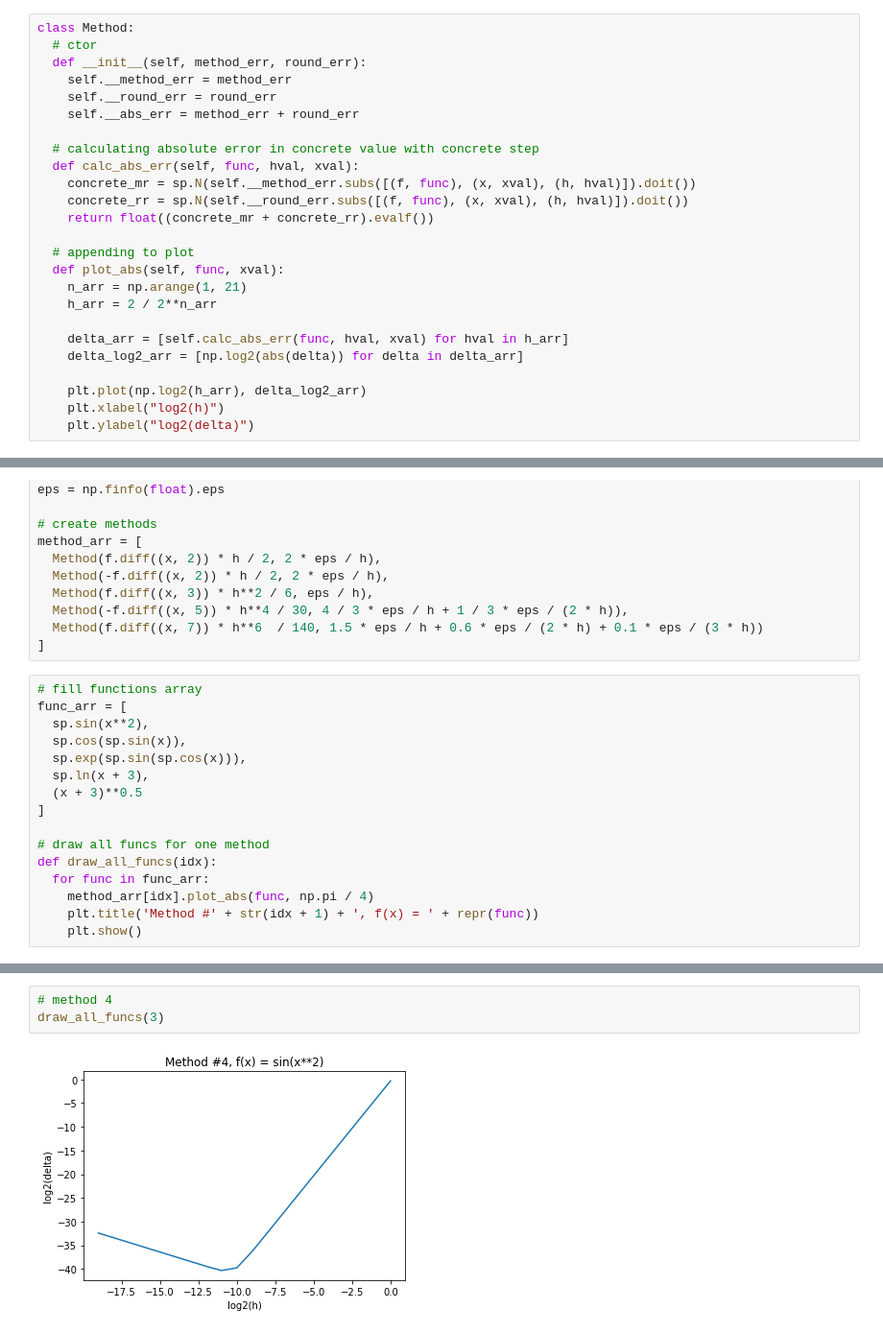
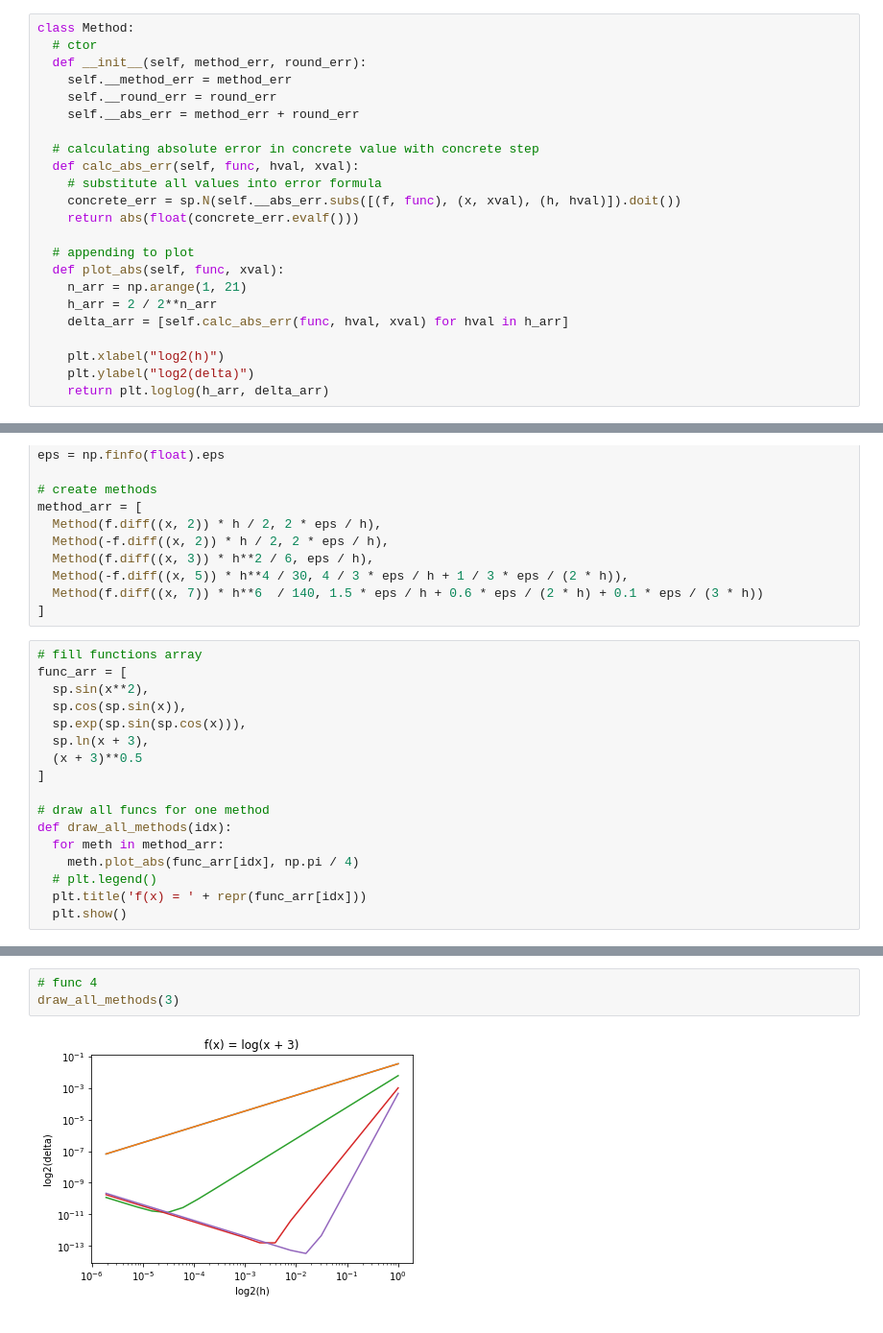
Before and after one commit to Tako-San/CompMath, a Jupyter notebook: 1_task/main.ipynb, the cells around one changed output, grey strips where cells are left out. Shown at 96% size. Cells and saved outputs as stored; diff of their text form.

Commit message:
Some fixes:  * `plot` replaced by `loglog`  * several lines on one plot

```diff
--- a/1_task/main.ipynb
+++ b/1_task/main.ipynb
@@ -20,21 +21,19 @@ class Method:
 
   # calculating absolute error in concrete value with concrete step
   def calc_abs_err(self, func, hval, xval):
-    concrete_mr = sp.N(self.__method_err.subs([(f, func), (x, xval), (h, hval)]).doit())
-    concrete_rr = sp.N(self.__round_err.subs([(f, func), (x, xval), (h, hval)]).doit())
-    return float((concrete_mr + concrete_rr).evalf())
+    # substitute all values into error formula
+    concrete_err = sp.N(self.__abs_err.subs([(f, func), (x, xval), (h, hval)]).doit())
+    return abs(float(concrete_err.evalf()))
 
   # appending to plot
   def plot_abs(self, func, xval):
     n_arr = np.arange(1, 21)
     h_arr = 2 / 2**n_arr
+    delta_arr = [self.calc_abs_err(func, hval, xval) for hval in h_arr]
 
-    delta_arr = [self.calc_abs_err(func, hval, xval) for hval in h_arr]
-    delta_log2_arr = [np.log2(abs(delta)) for delta in delta_arr]
-
-    plt.plot(np.log2(h_arr), delta_log2_arr)
     plt.xlabel("log2(h)")
     plt.ylabel("log2(delta)")
+    return plt.loglog(h_arr, delta_arr)
 # %%
 # init constants
 h, x = sp.symbols('h x')
@@ -60,9 +59,10 @@ func_arr = [
 ]
 
 # draw all funcs for one method
-def draw_all_funcs(idx):
-  for func in func_arr:
-    method_arr[idx].plot_abs(func, np.pi / 4)
-    plt.title('Method #' + str(idx + 1) + ', f(x) = ' + repr(func))
-    plt.show()
+def draw_all_methods(idx):
+  for meth in method_arr:
+    meth.plot_abs(func_arr[idx], np.pi / 4)
+  # plt.legend()
+  plt.title('f(x) = ' + repr(func_arr[idx]))
+  plt.show()
 # %%
@@ -95,5 +83,5 @@ draw_all_funcs(2)
 # %%
-# method 4
-draw_all_funcs(3)
+# func 4
+draw_all_methods(3)
 # %% [output]
-[figure, old version]
+[figure, new version]
```
Also changed, not shown: parts of 6 cells of this notebook.
